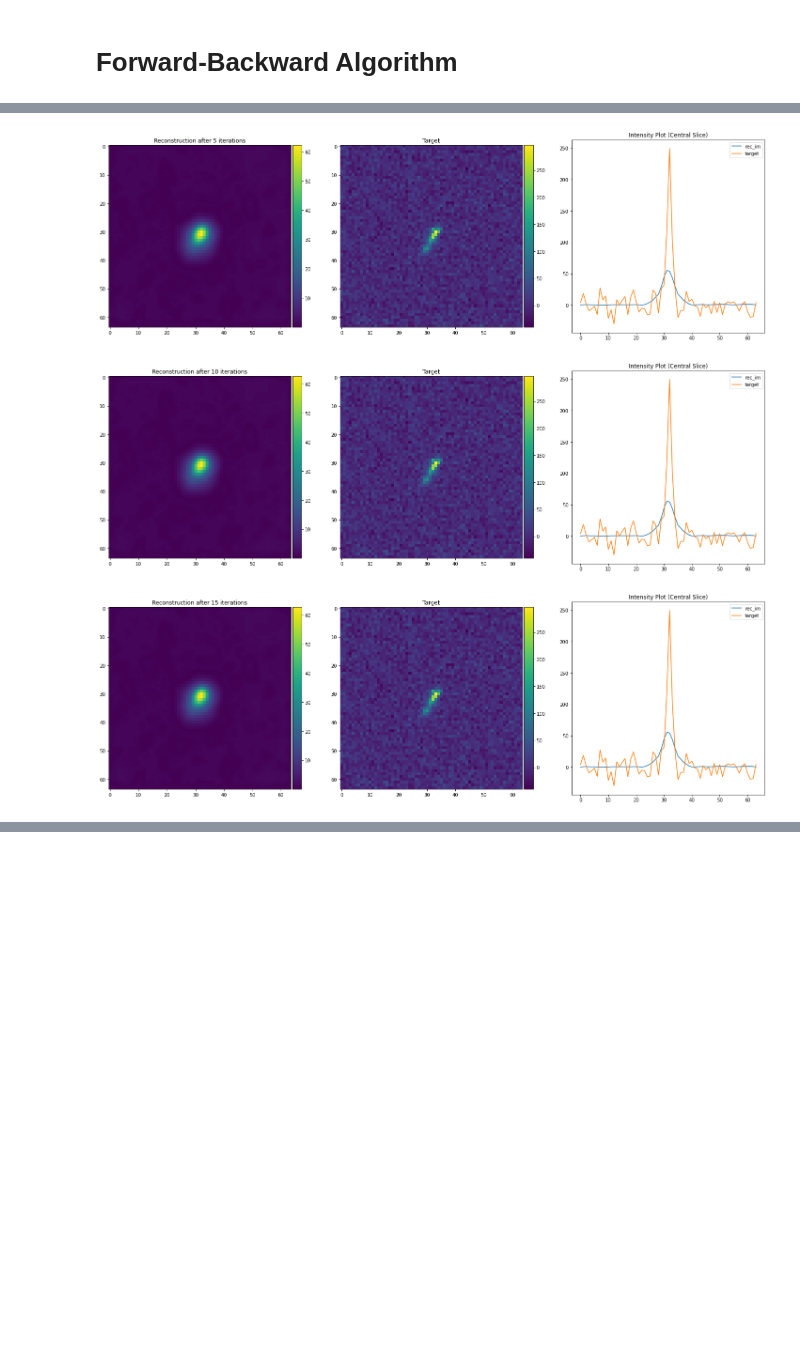
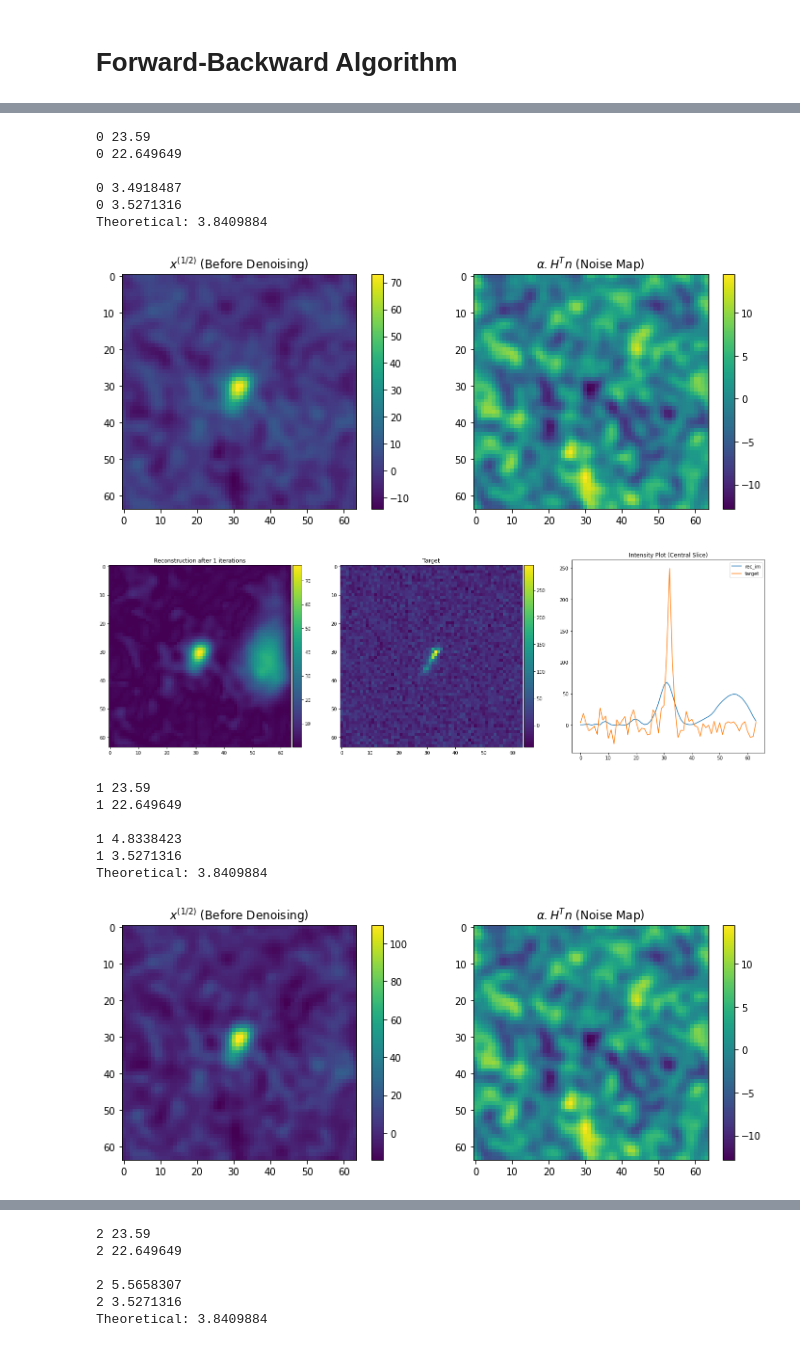
Before and after one commit to utsav-akhaury/PnP-ADMM, a Jupyter notebook: FB_UNet.ipynb, the cells around one changed output, grey strips where cells are left out. Drawn from its saved outputs; the diff is of its cells as text; code cells hidden in the pictures; blank space fills up the shorter version.

```diff
--- a/FB_UNet.ipynb
+++ b/FB_UNet.ipynb
@@ -307,9 +351,33 @@ def runFB(y, x_0, psf, grad, disp_step, n_iter):
         x_k1 = x_k - alpha * grad(y, x_k, psf)
 
 
+        # Check sigma values
+
+        print(k, tf.keras.backend.get_value(np.real(sigma)))
+        print(k, np.std(tf.keras.backend.get_value(H(tf.cast(gal_target, tf.complex64), psf) - y)[0:20,0:20]))
+
+        temp = np.real(tf.keras.backend.get_value(x_k1))
+        temp2 = np.real(tf.keras.backend.get_value(alpha * Ht(H(tf.cast(gal_target, tf.complex64), psf) - y, psf)))
+
+        print()
+        print(k, np.std(temp[0:20,0:20]))
+        print(k, np.std(temp2[0:20,0:20]))
+        print('Theoretical:', np.real(tf.keras.backend.get_value(alpha * tf.norm(psf, ord=2) * sigma)))
+
+        fig = plt.subplots(1,2, figsize=(12,12))
+        plt.subplot(121)
+        plt.imshow(temp)
+        plt.title(r'$x^{(1/2)}$ (Before Denoising)')
+        plt.colorbar(shrink=0.375)
+        plt.subplot(122)
+        plt.imshow(temp2)
+        plt.title(r'$\alpha . H^T n$ (Noise Map)') #'α H^T n (Noise Map)')
+        plt.colorbar(shrink=0.375)
+
+
         # Denoising
         x_k1 = tf.expand_dims(tf.expand_dims(x_k1, axis=0), axis=-1)
-        x_k1 = tf.cast(tf.squeeze(model(tf.math.abs(x_k1))), tf.complex64)
+        x_k1 = tf.cast(tf.squeeze(model(tf.math.real(x_k1))), tf.complex64)
 
 
         ## Cost
@@ -334,12 +402,12 @@ def runFB(y, x_0, psf, grad, disp_step, n_iter):
 
 
         # Display plots
-        if k%disp_step==0 and k!=0:
+        if k%disp_step==0:
 
             fig = plt.subplots(1,3, figsize=(25,25))
 
             plt.subplot(131)
-            plt.title('Reconstruction after {} iterations'.format(k))
+            plt.title('Reconstruction after {} iterations'.format(k+1))
             ax1 = plt.gca()
             rec = tf.keras.backend.get_value(final_im)
             im1 = ax1.imshow(rec)
@@ -367,14 +435,26 @@ def runFB(y, x_0, psf, grad, disp_step, n_iter):
 
     return x_opt, cost, nmse_arr
 # %%
-n_iter = 100
-disp_step = 5
+n_iter = 10
+disp_step = 1
 
 x_0 = np.zeros(gal_input.shape)
 
 # Deconvolve the image
 x_opt, cost, nmse_arr = runFB(gal_input_tf, x_0, psf_tf, grad, disp_step, n_iter)
 # %% [output]
+0 23.59
+0 22.649649
+
+0 3.4918487
+0 3.5271316
+Theoretical: 3.8409884
-[figure, old version]
+[figure, new version]
-[figure, old version]
+[figure, new version]
+1 23.59
+1 22.649649
+
+1 4.8338423
+1 3.5271316
+Theoretical: 3.8409884
-[figure, old version]
+[figure, new version]
@@ -381,0 +462,6 @@ x_opt, cost, nmse_arr = runFB(gal_input_tf, x_0, psf_tf, grad, disp_step, n_iter
+2 23.59
+2 22.649649
+
+2 5.5658307
+2 3.5271316
+Theoretical: 3.8409884
```
Also changed, not shown: parts of 7 cells of this notebook.
